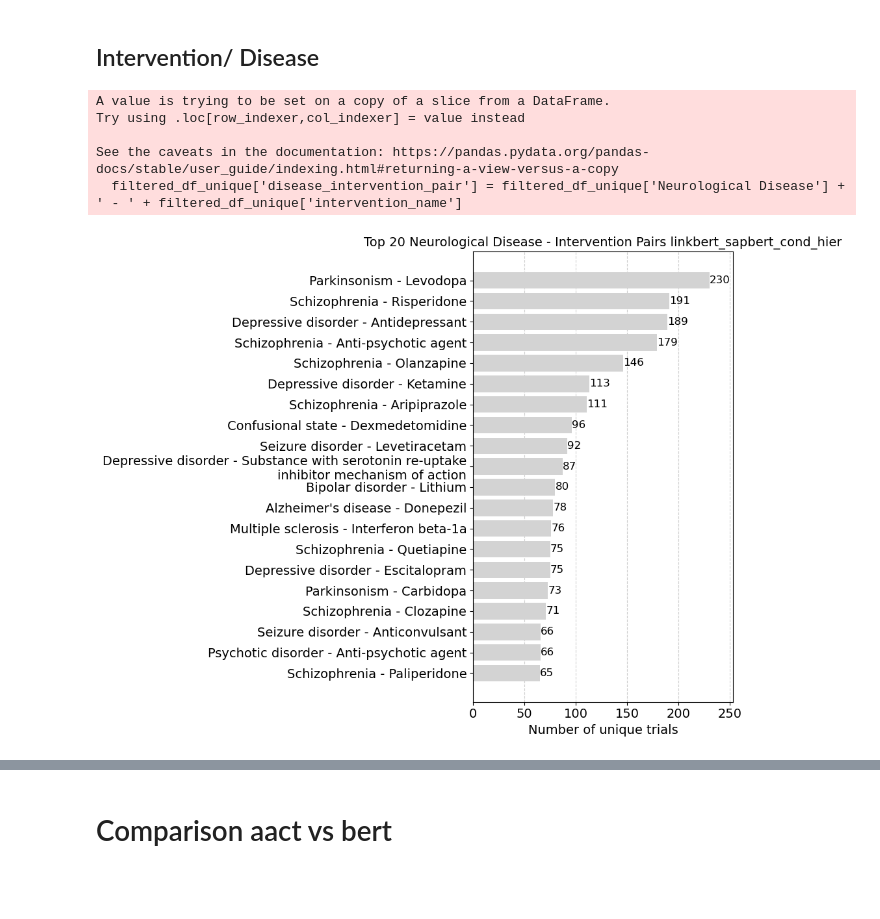
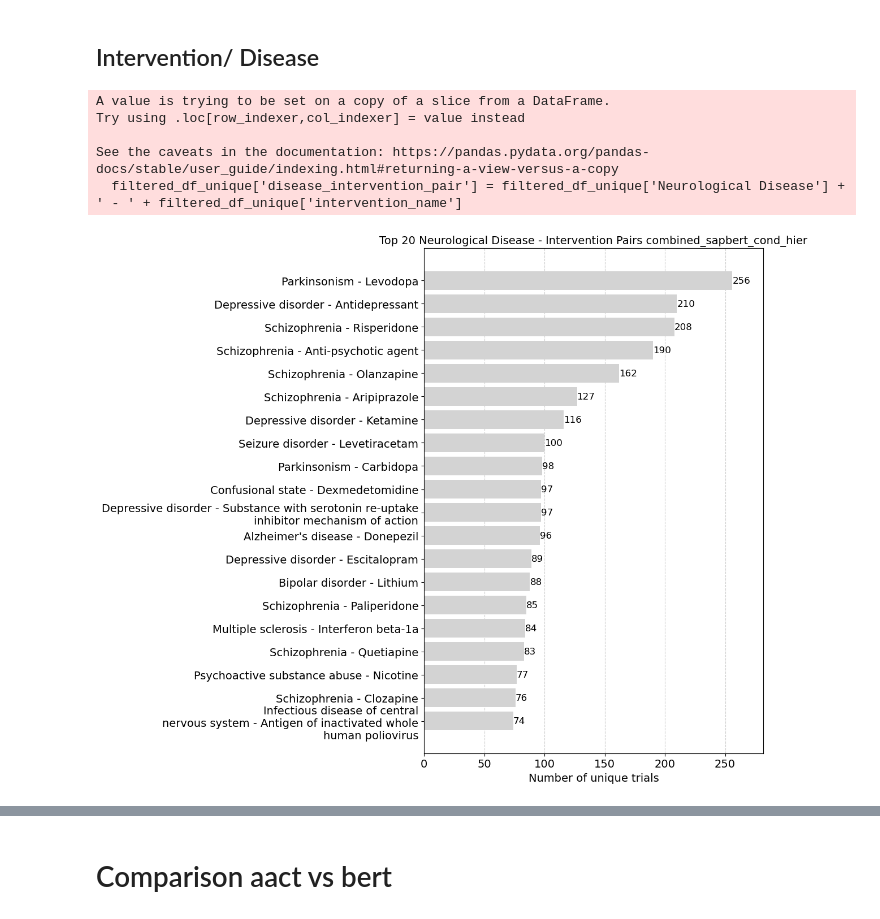
Before and after one commit to Ineichen-Group/NeuroTrialAnalysis, a Jupyter notebook: 03-AACT-condition-intervention.ipynb, the cells around one changed output, grey strips where cells are left out. Cells and saved outputs as stored; diff of their text form; code cells hidden in the pictures; blank space fills up the shorter version.

Commit message:
added combined aact and bert analysis

```diff
--- a/03-AACT-condition-intervention.ipynb
+++ b/03-AACT-condition-intervention.ipynb
@@ -24,7 +24,7 @@ df_annotations_all.head(2)
 | 0 | 0 | NCT00000117 | intravenous immunoglobulin|ivig | immunoglobulin | Drug | ... |
 | 1 | 1 | NCT00000146 | corticosteroid | prednisone|methylprednisolone | Drug | ... |
 # %%
-model_prefix = "linkbert"
+model_prefix = "combined"
 entity_types = ["conditions", "interventions"]
 if model_prefix == "linkbert":
     mapped_size = [18212, 16917]
@@ -43,6 +43,9 @@ for entity_type, mapped_nr in zip(entity_types, mapped_size):
 
     # Perform the left join on nct_id
     df_annotations_all = df_annotations_all.merge(df_entity, on='nct_id', how='left')
+
+if model_prefix == "combined":
+    df_annotations_all[f'canonical_combined_{entity_type}'] = df_annotations_all[f'canonical_BioLinkBERT-base_{entity_type}'].combine_first(df_annotations_all[f'canonical_aact_{entity_type}'])
 # %%
 df_annotations_all.shape
 # %% [output]
@@ -154,3 +157,16 @@ reference_data['start_year'] = reference_data['start_date'].dt.year
 reference_data['completion_year'] = reference_data['completion_date'].dt.year
 
 reference_data = reference_data[reference_data['start_year']<2024]
+# %%
+# Function to format long intervention names with new line after every 4 words
+def format_long_name(name, max_words=4):
+    if isinstance(name, float):
+        return ''  # Handle NaN values
+    words = name.split()
+    if len(words) > max_words:
+        return '\n'.join([' '.join(words[i:i+max_words]) for i in range(0, len(words), max_words)])
+    return name
+
+# Apply the formatting function to the dataframe
+reference_data['intervention_name'] = reference_data['intervention_name'].apply(format_long_name)
+reference_data['Neurological Disease'] = reference_data['Neurological Disease'].apply(format_long_name)
@@ -558,17 +576,3 @@ import textwrap
 viz_path_interventions = Path("viz/interventions/")
 # %%
 aact_disease_intervention = reference_data[['nct_id', 'Neurological Disease', 'Disease Class', 'intervention_name', 'intervention_type', 'phase', 'overall_status', 'start_year']]
-# %%
-# Function to format long intervention names
-# Function to format long intervention names with new line after every 4 words
-# Function to format long intervention names with new line after every 4 words
-def format_intervention_name(name, max_words=4):
-    if isinstance(name, float):
-        return ''  # Handle NaN values
-    words = name.split()
-    if len(words) > max_words:
-        return '\n'.join([' '.join(words[i:i+max_words]) for i in range(0, len(words), max_words)])
-    return name
-
-# Apply the formatting function to the dataframe
-aact_disease_intervention['intervention_name'] = aact_disease_intervention['intervention_name'].apply(format_intervention_name)
@@ -669,35 +669,35 @@ pair_counts_unique = filtered_df_unique['disease_intervention_pair'].value_count
 
 # Select the top 20 most frequent pairs
 top_20_pairs_unique = pair_counts_unique.head(20).sort_values(ascending=True)  # Sort ascending for plot layout
 
 # Plot with specified formatting
-plt.figure(figsize=(10, 8))
+plt.figure(figsize=(12, 10))
 bars = plt.barh(top_20_pairs_unique.index, top_20_pairs_unique, color='lightgrey', zorder=2)
 
 # Add labels to each bar
 for bar in bars:
     width = bar.get_width()
     plt.text(width, bar.get_y() + bar.get_height() / 2, f'{width}', va='center', fontsize=12)
 
 plt.tick_params(axis='y', labelsize=14)
 plt.tick_params(axis='x', labelsize=14)
 plt.grid(axis='x', linestyle='--', alpha=0.6, zorder=1)
 plt.xlabel('Number of unique trials', fontsize=14)
 plt.title(f'Top 20 Neurological Disease - Intervention Pairs {annotations_type}', fontsize=14)
 plt.tight_layout()
 plt.xlim(0, max(pair_counts_unique) + max(pair_counts_unique)/10)  # Adjusted to max count for relevancy
 
 # Save the plot to a local folder
 plt.savefig(f'viz/disease_intervention_pair_frequency_{annotations_type}.png')
 
 plt.show()
 # %% [output]
 A value is trying to be set on a copy of a slice from a DataFrame.
 Try using .loc[row_indexer,col_indexer] = value instead
 
 See the caveats in the documentation: https://pandas.pydata.org/pandas-docs/stable/user_guide/indexing.html#returning-a-view-versus-a-copy
   filtered_df_unique['disease_intervention_pair'] = filtered_df_unique['Neurological Disease'] + ' - ' + filtered_df_unique['intervention_name']
-[figure, old version]
+[figure, new version]
 # %%
 disease_intervenion_pairs = filtered_df_unique[['nct_id', 'disease_intervention_pair']].drop_duplicates()
 # %%
```
Also changed, not shown: parts of 28 cells of this notebook, 1 other file.
